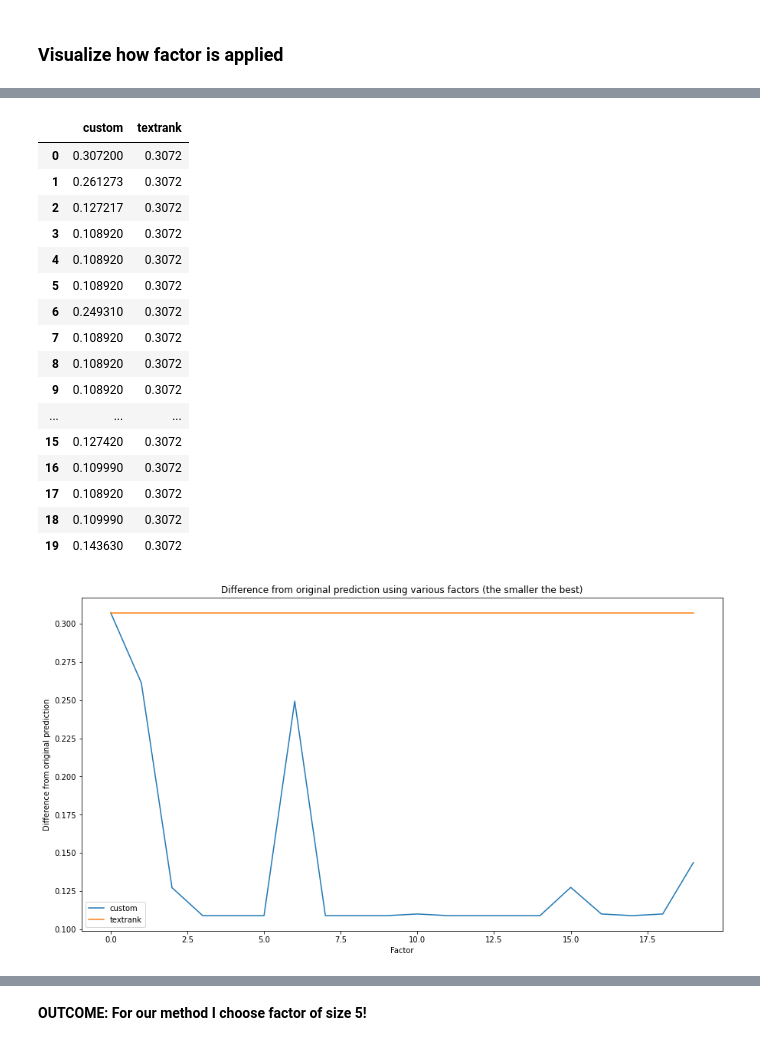
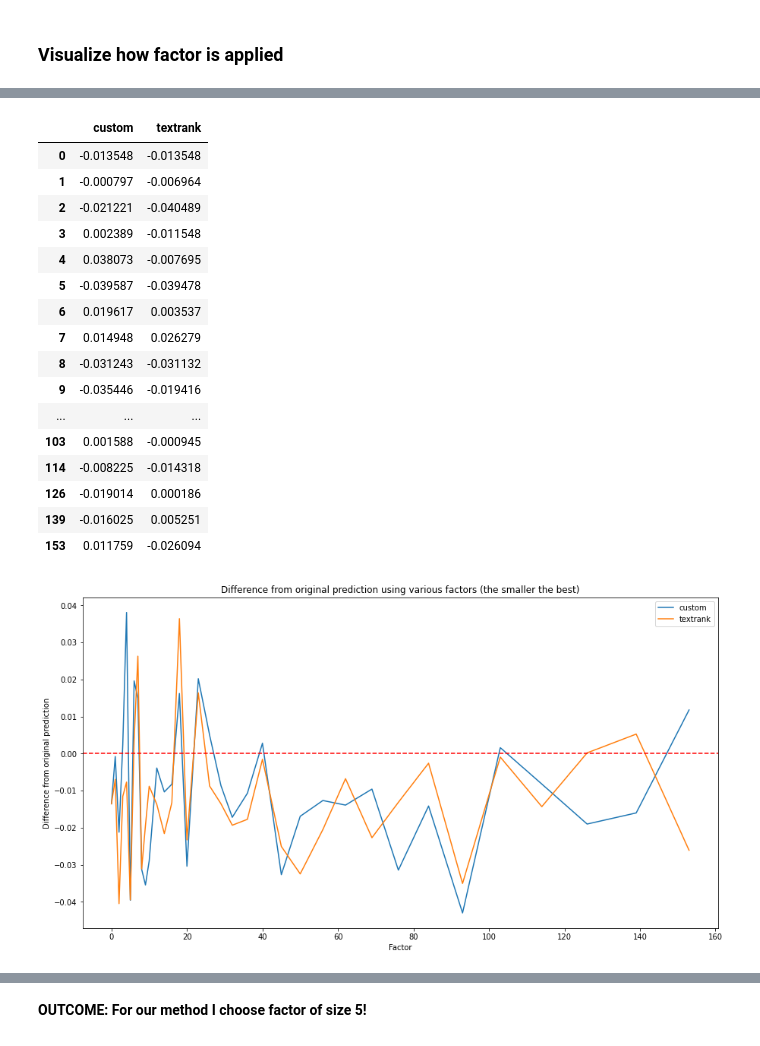
Before and after one commit to tomasMizera/dt-ai-explanation, a Jupyter notebook: notebooks/lime/visualize-pilot.ipynb, the cells around one changed output, grey strips where cells are left out. Drawn from its saved outputs; the diff is of its cells as text; code cells hidden in the pictures.

```diff
--- a/notebooks/lime/visualize-pilot.ipynb
+++ b/notebooks/lime/visualize-pilot.ipynb
@@ -9,2 +16,2 @@ from functools import reduce
 # %%
-INPUT_DIR = "/home/tomasmizera/school/diploma/src/data/reviews/only-long"
+LOGS_DIR = "/home/tomasmizera/school/diploma/src/data/logs/experiment/v3-fix/"
@@ -16,5 +18,3 @@ files_order
-# %%
-LOGS_DIR = "/home/tomasmizera/school/diploma/src/data/logs/experiment/v2/"
 # %%
 def load_files(path_to_files):
 
@@ -29,8 +29,8 @@ def load_files(path_to_files):
     files_contents = {}
 
     for file in files_it:
-        if file.is_file() and file.name.startswith('v2-'):
-            factor = file.name.replace('v2-', '')
+        if file.is_file() and file.name.startswith('fp-'):
+            factor = file.name.replace('fp-', '')
             factor = factor.replace('.csv', '')
             files_contents[factor] = _read_text_file(file.path)
 
@@ -85,32 +83,36 @@ pdf = pdf.sort_index()
 pdf
 # %% [output]
 |  | custom | textrank |
-| 0 | 0.307200 | 0.3072 |
-| 1 | 0.261273 | 0.3072 |
-| 2 | 0.127217 | 0.3072 |
-| 3 | 0.108920 | 0.3072 |
-| 4 | 0.108920 | 0.3072 |
-| 5 | 0.108920 | 0.3072 |
-| 6 | 0.249310 | 0.3072 |
-| 7 | 0.108920 | 0.3072 |
-| 8 | 0.108920 | 0.3072 |
-| 9 | 0.108920 | 0.3072 |
+| 0 | -0.013548 | -0.013548 |
+| 1 | -0.000797 | -0.006964 |
+| 2 | -0.021221 | -0.040489 |
+| 3 | 0.002389 | -0.011548 |
+| 4 | 0.038073 | -0.007695 |
+| 5 | -0.039587 | -0.039478 |
+| 6 | 0.019617 | 0.003537 |
+| 7 | 0.014948 | 0.026279 |
+| 8 | -0.031243 | -0.031132 |
+| 9 | -0.035446 | -0.019416 |
 | ... | ... | ... |
-| 15 | 0.127420 | 0.3072 |
-| 16 | 0.109990 | 0.3072 |
-| 17 | 0.108920 | 0.3072 |
-| 18 | 0.109990 | 0.3072 |
-| 19 | 0.143630 | 0.3072 |
+| 103 | 0.001588 | -0.000945 |
+| 114 | -0.008225 | -0.014318 |
+| 126 | -0.019014 | 0.000186 |
+| 139 | -0.016025 | 0.005251 |
+| 153 | 0.011759 | -0.026094 |
 # %%
-pdf.plot(
+ax = pdf.plot(
     figsize=(15,8),
     xlabel="Factor",
     ylabel="Difference from original prediction",
     fontsize=10,
     title="Difference from original prediction using various factors (the smaller the best)"
 );
+
+ax.axhline(y=0, color='r', linestyle='--', label='vline1.5custom');
+
+plt.show()
 # %% [output]
-[figure, old version]
+[figure, new version]
 # %%
 pdf.T.plot.box(
     figsize=(15,8),
```
Also changed, not shown: parts of 9 cells of this notebook, 15 other files.
